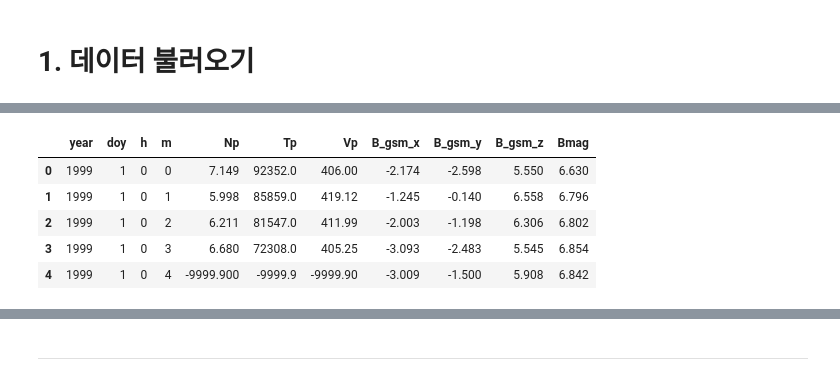
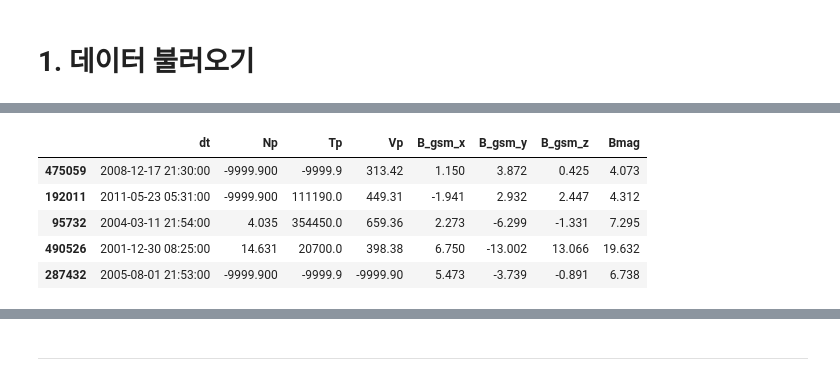
Before and after one commit to GDAI-inov/Space, a Jupyter notebook: 우주 .ipynb, the cells around one changed output, grey strips where cells are left out. Cells and saved outputs as stored; diff of their text form; code cells hidden in the pictures.

```diff
--- a/우주 .ipynb
+++ b/우주 .ipynb
@@ -51,18 +33,19 @@ names
-# %%
-# 붙임1 지자기교란 예측모델 개발용 데이터셋_수정190820/태양풍
-
-ace = {}
-for y in range(1999, 2014):
-    ace[y] = pd.read_csv(f"ace_{y}.csv", skiprows=15, delim_whitespace=True, names=names)
-
-ace[1999].head(25)
-# %% [output]
-|  | year | doy | h | m | Np | Tp | Vp | B_gsm_x | B_gsm_y | B_gsm_z | Bmag |
-| 0 | 1999 | 1 | 0 | 0 | 7.149 | 92352.0 | 406.00 | -2.174 | -2.598 | 5.550 | 6.630 |
-| 1 | 1999 | 1 | 0 | 1 | 5.998 | 85859.0 | 419.12 | -1.245 | -0.140 | 6.558 | 6.796 |
-| 2 | 1999 | 1 | 0 | 2 | 6.211 | 81547.0 | 411.99 | -2.003 | -1.198 | 6.306 | 6.802 |
-| 3 | 1999 | 1 | 0 | 3 | 6.680 | 72308.0 | 405.25 | -3.093 | -2.483 | 5.545 | 6.854 |
-| 4 | 1999 | 1 | 0 | 4 | -9999.900 | -9999.9 | -9999.90 | -3.009 | -1.500 | 5.908 | 6.842 |
+# %%
+# 붙임1 지자기교란 예측모델 개발용 데이터셋_수정190820/태양풍
+
+ace = pd.DataFrame()
+for name in os.listdir('proc_data/ace'):
+    ins_data = pd.read_csv(f'proc_data/ace/{name}', parse_dates=['dt'])
+    ace = pd.concat([ace, ins_data], axis=0)
+
+ace.sample(5)
+# %% [output]
+|  | dt | Np | Tp | Vp | B_gsm_x | B_gsm_y | B_gsm_z | Bmag |
+| 475059 | 2008-12-17 21:30:00 | -9999.900 | -9999.9 | 313.42 | 1.150 | 3.872 | 0.425 | 4.073 |
+| 192011 | 2011-05-23 05:31:00 | -9999.900 | 111190.0 | 449.31 | -1.941 | 2.932 | 2.447 | 4.312 |
+| 95732 | 2004-03-11 21:54:00 | 4.035 | 354450.0 | 659.36 | 2.273 | -6.299 | -1.331 | 7.295 |
+| 490526 | 2001-12-30 08:25:00 | 14.631 | 20700.0 | 398.38 | 6.750 | -13.002 | 13.066 | 19.632 |
+| 287432 | 2005-08-01 21:53:00 | -9999.900 | -9999.9 | -9999.90 | 5.473 | -3.739 | -0.891 | 6.738 |
 # %%
 # 붙임1 지자기교란 예측모델 개발용 데이터셋_수정190820/지자기교란 지수
 
```
Also changed, not shown: parts of 20 cells of this notebook.
